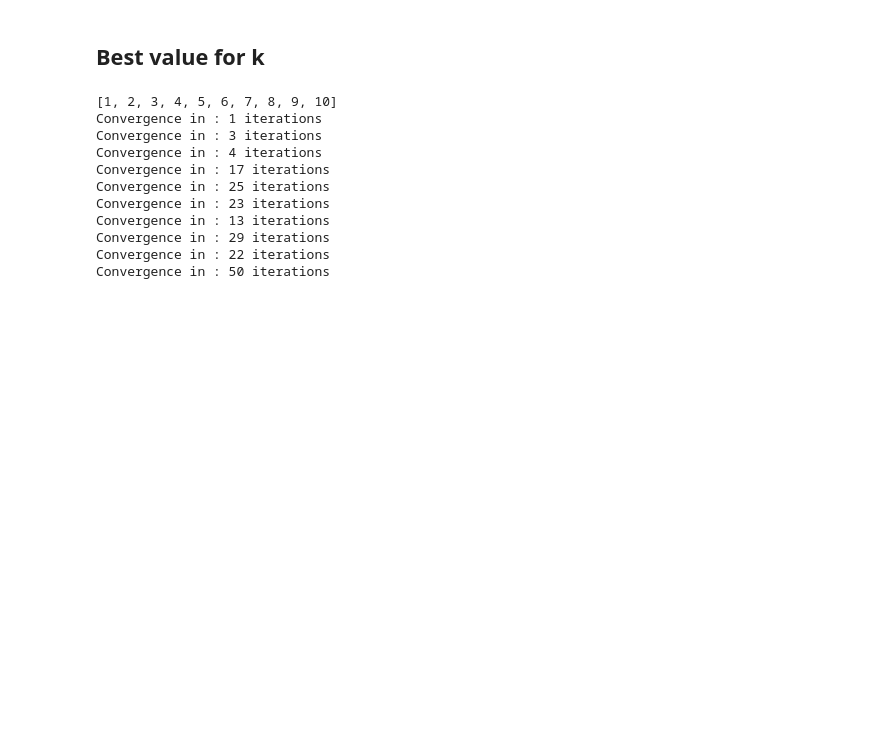
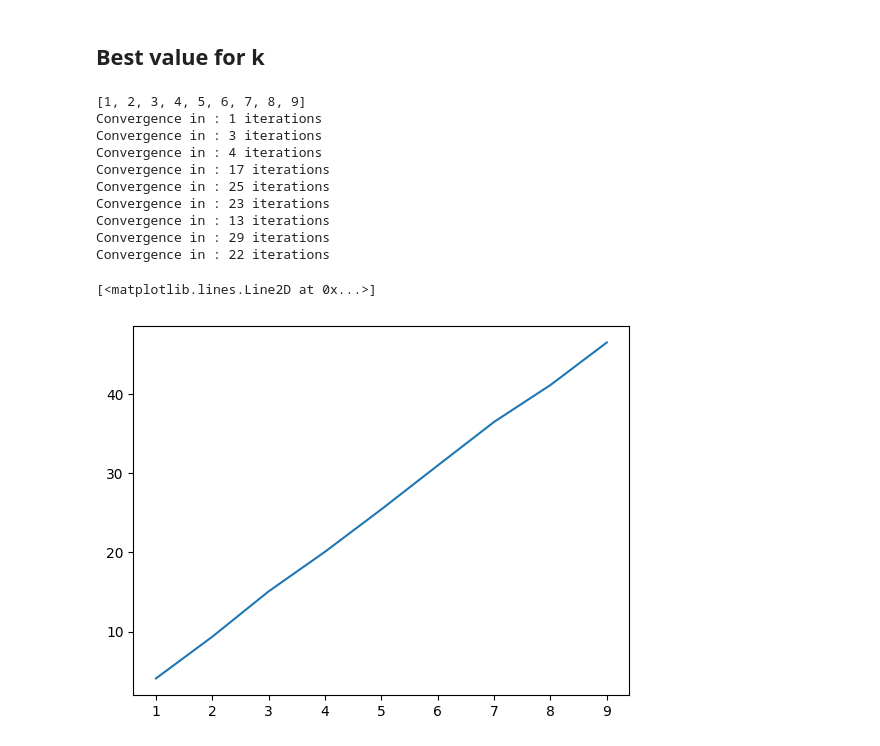
Before and after one commit to Nailsonseat/Machine-Learning, a Jupyter notebook: K-means.ipynb, the cells around one changed output. Drawn from its saved outputs; the diff is of its cells as text; code cells hidden in the pictures; blank space fills up the shorter version.

```diff
--- a/K-means.ipynb
+++ b/K-means.ipynb
@@ -46,13 +46,11 @@ plt.scatter(centers[:,0],centers[:,1],c=['yellow','pink','black'])
 def reCluster(X,centers,k,plot=True):
     clusters=np.array([])
     averageClusterDistance=[]
-    distancesOfCluster=[]
     for i in X:
         distance=[np.linalg.norm(x-i) for x in centers]
-        for j in centers:
-
         clusters=np.append(clusters,np.argmin(distance))
-    averageClusterDistance.append(np.mean(distance))
+    for x in centers:
+        averageClusterDistance.append(np.mean([np.linalg.norm(x-t) for t in X]))
     if plot:
         plt.figure()
         plt.scatter(X[:,0],X[:,1],c=clusters)
@@ -62,18 +60,14 @@ def reCluster(X,centers,k,plot=True):
     for i in range(k):
         newCenters=np.append(newCenters,np.array(np.mean(X[clusters==i],axis=0)))
     newCenters=newCenters.reshape(-1,X.shape[1])
-    return newCenters
+    return sum(averageClusterDistance),newCenters
-# %%
-a=np.array([])
-for i in range(3):
-    a=np.append(a,np.array([]))
 # %% [markdown]
 ### Loop until convergence
 # %%
 count=0
 for _ in range(10):
     prev=centers
-    centers=reCluster(X,centers,k,plot=False)
+    tmp,centers=reCluster(X,centers,k,plot=False)
     if np.array_equal(prev,centers):
         break
     print(centers)
@@ -90,20 +84,23 @@ Convergence in : 2 iterations
 # %% [markdown]
 ## Best value for k
 # %%
-k=[1,2,3,4,5,6,7,8,9,10]
+k=[1,2,3,4,5,6,7,8,9]
+sumOfDistnces=[]
+sums=0
 print(k)
 for i in k:
     centers=X[np.random.choice(np.arange(X.shape[0]),size=i)]
     count=0
     for _ in range(50):
         prev=centers
-        centers=reCluster(X,centers,i,plot=False)
+        sums,centers=reCluster(X,centers,i,plot=False)
         if np.array_equal(prev,centers):
             break
         count+=1
+    sumOfDistnces.append(sums)
     print(f"Convergence in : {count} iterations")
 # %% [output]
-[1, 2, 3, 4, 5, 6, 7, 8, 9, 10]
+[1, 2, 3, 4, 5, 6, 7, 8, 9]
 Convergence in : 1 iterations
 Convergence in : 3 iterations
 Convergence in : 4 iterations
@@ -113,4 +110,8 @@ Convergence in : 23 iterations
 Convergence in : 13 iterations
 Convergence in : 29 iterations
 Convergence in : 22 iterations
-Convergence in : 50 iterations
+# %%
+plt.plot(k,sumOfDistnces)
+# %% [output]
+[<matplotlib.lines.Line2D at 0x...>]
+[figure, added]
```
Also changed, not shown: 1 other file.
